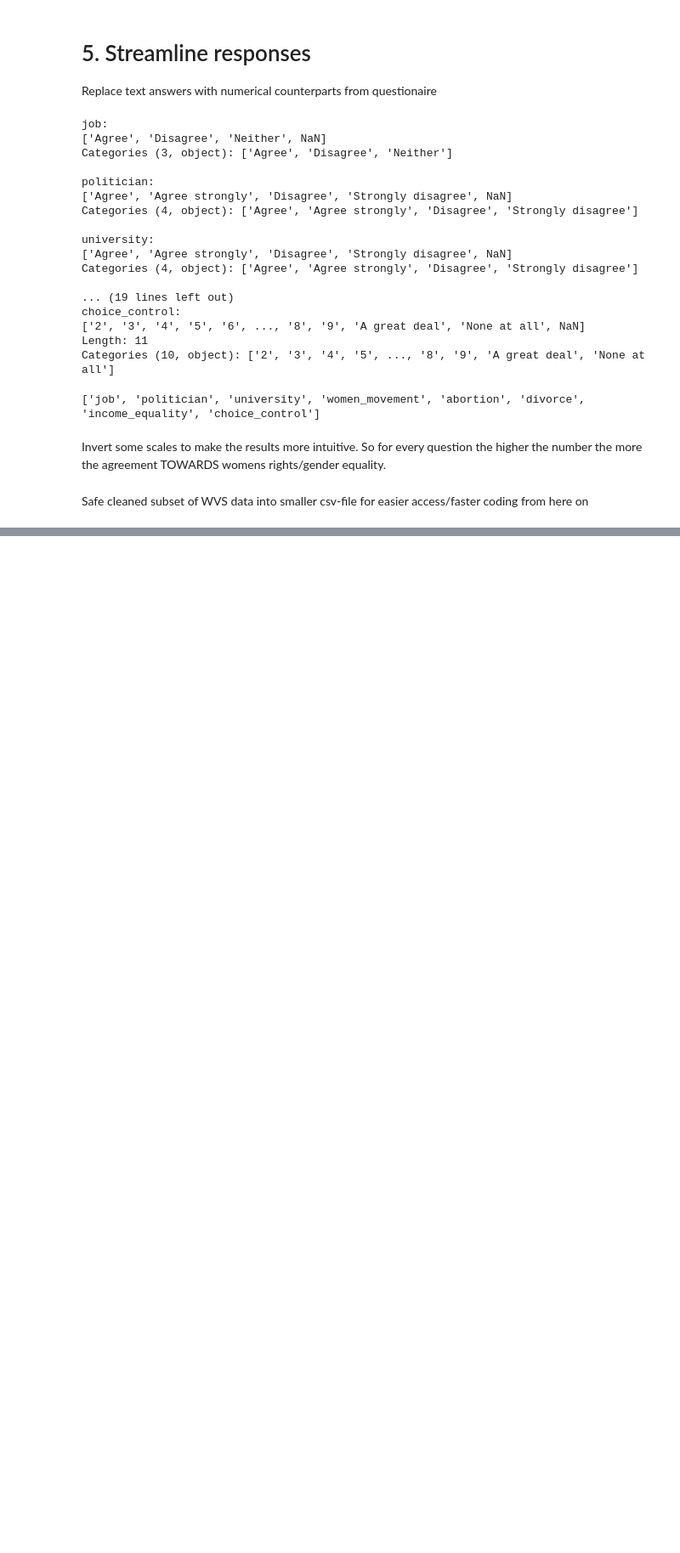
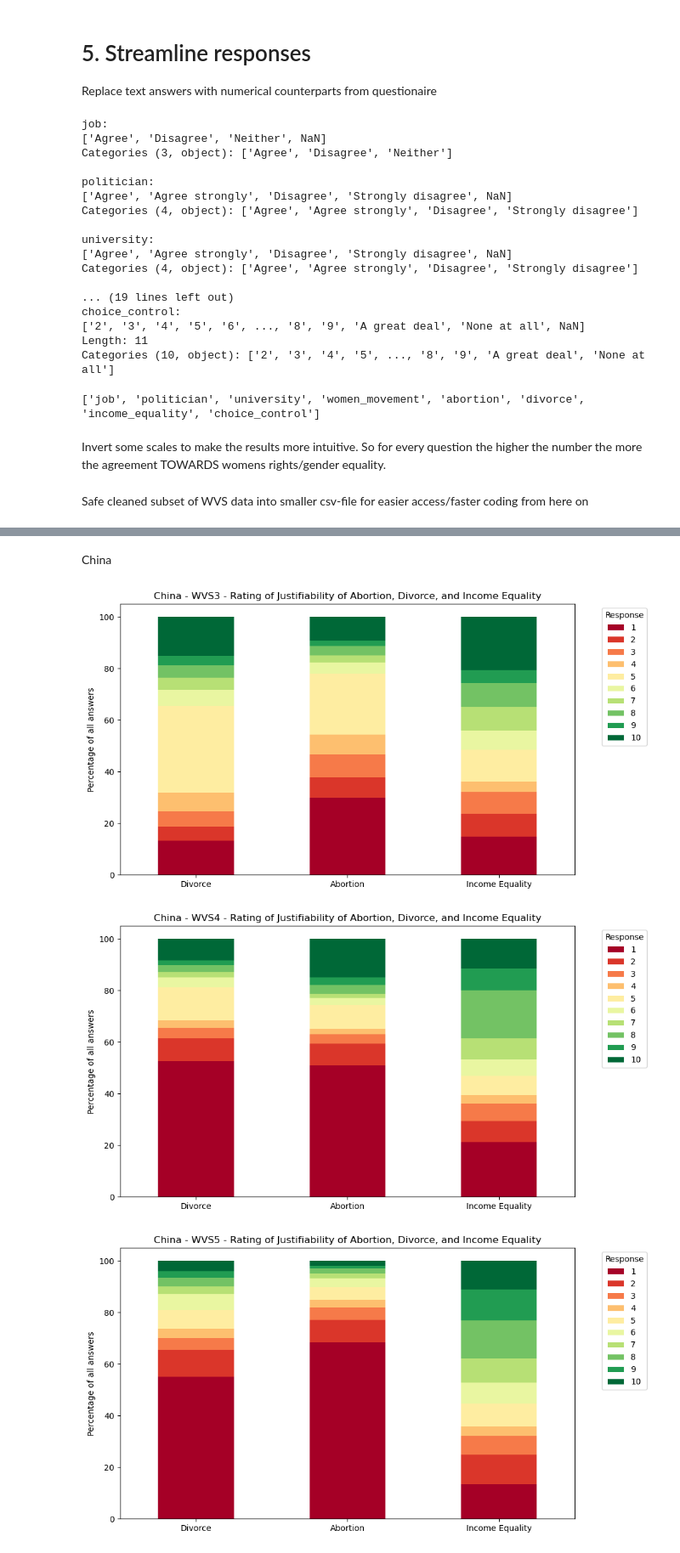
Before and after one commit to BeTheMaster/WorldGenderValues, a Jupyter notebook: src/01_data_cleaning_WVS.ipynb, the cells around one changed output, grey strips where cells are left out. Shown at 85% size. Drawn from its saved outputs; the diff is of its cells as text; code cells hidden in the pictures; blank space fills up the shorter version.

```diff
--- a/src/01_data_cleaning_WVS.ipynb
+++ b/src/01_data_cleaning_WVS.ipynb
@@ -284,0 +415,41 @@ dfWVSFilterd.to_csv('..//data//WVS_cleaned_10.csv')
+# %% [markdown]
+China
+# %%
+
+listWaves = ['WVS3', 'WVS4', 'WVS5', 'WVS6', 'WVS7']
+
+# Variables grouped by the number of possible values
+grouped_variables = {
+    '10_values': ['divorce', 'abortion', 'income_equality'],  # choice_control
+    '5_values': ['job', 'politician', 'university'],
+    '4_values': ['women_movement']
+}
+
+# Subset the DataFrame for Germany
+dfWVSgermany = subset[subset.country == 'China']
+
+for wave in listWaves:
+    # Subset the DataFrame for the current wave
+    dfWVSwave = dfWVSgermany[dfWVSgermany.wave == wave]
+
+    if not dfWVSwave.empty:
+    # Plot for '10_values' group
+        df_10_values = dfWVSwave[grouped_variables['10_values']]
+        df_percentage_10_values = df_10_values.apply(lambda x: x.value_counts(normalize=True) * 100)
+
+        # Plot
+        ax1 = df_percentage_10_values.T.plot(kind='bar', stacked=True, figsize=(10, 6), colormap='RdYlGn')
+        ax1.set_ylabel('Percentage of all answers')
+        ax1.set_title(f'China - {wave} - Rating of Justifiability of Abortion, Divorce, and Income Equality')
+
+
+        # Legend and labels
+        ax1.legend(title='Response', bbox_to_anchor=(1.05, 1), loc='upper left')
+        plt.xticks(np.arange(3), ["Divorce", "Abortion", "Income Equality"], rotation=0)
+
+        # Show plot for each wave
+        plt.show()
+# %% [output]
+[figure, added]
+[figure, added]
+[figure, added]
```
Also changed, not shown: parts of 13 cells of this notebook, 2 other files.
